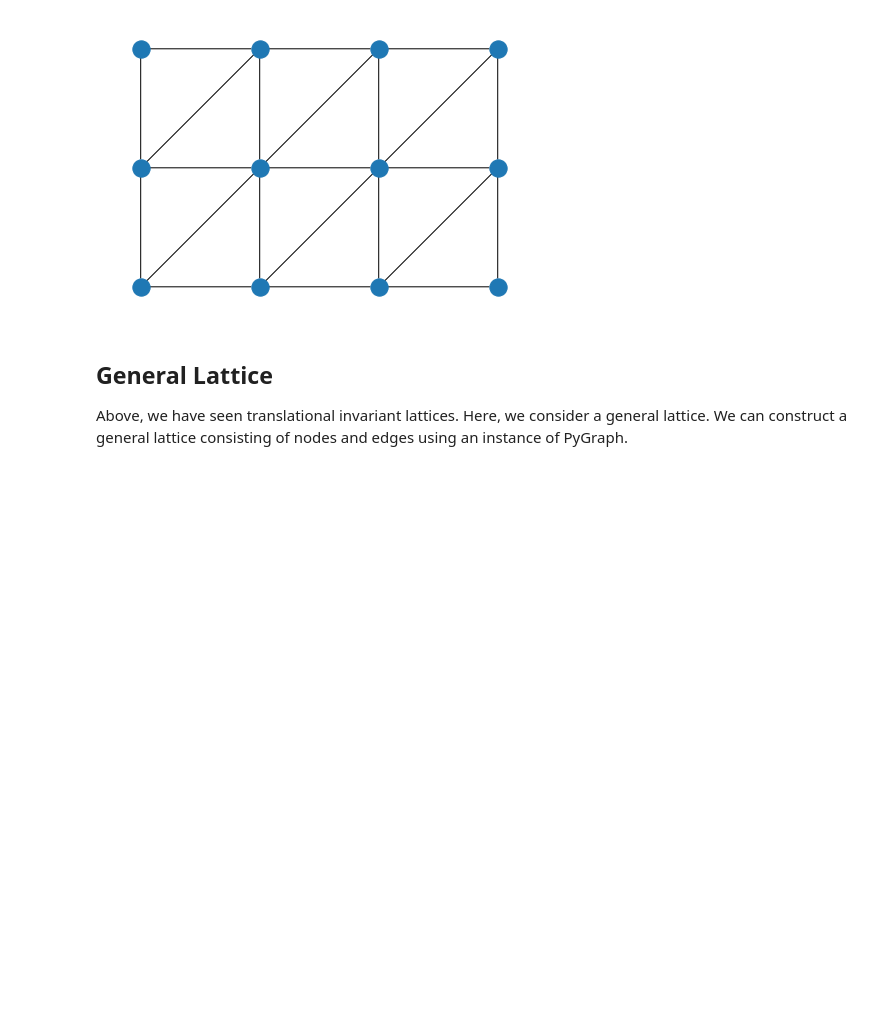
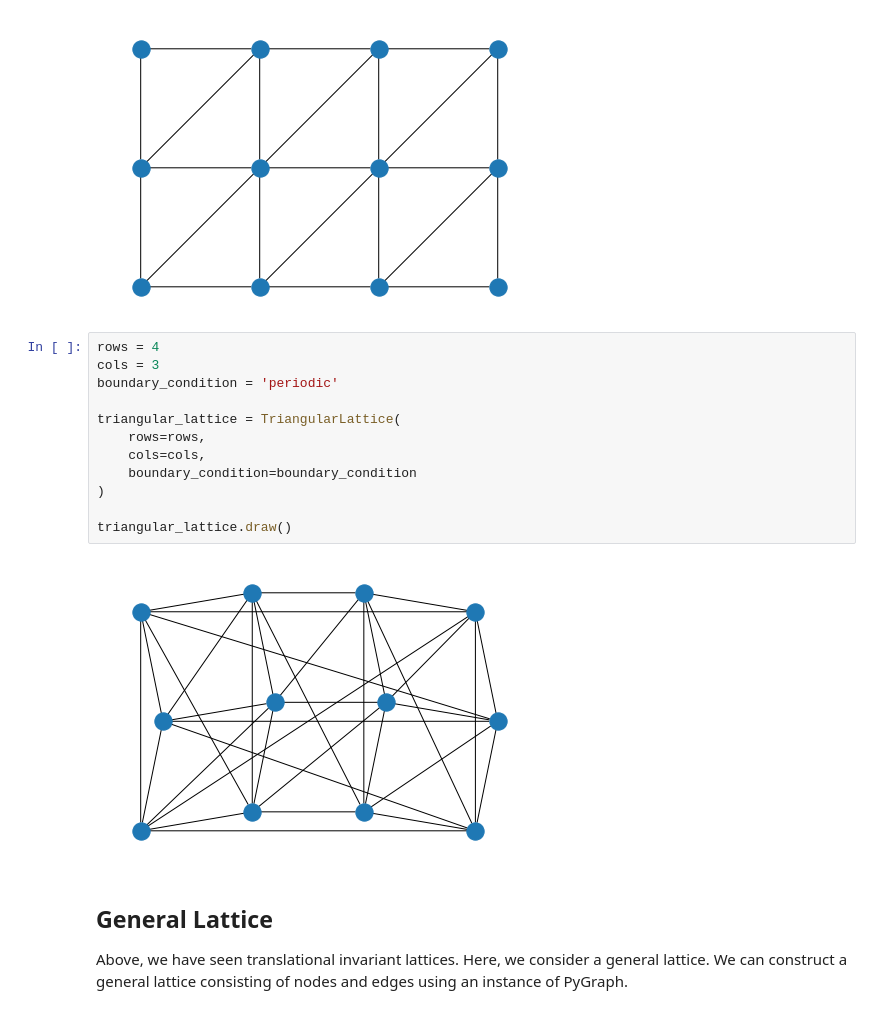
Before and after one commit to qiskit-community/qiskit-nature, a Jupyter notebook: docs/tutorials/10_Lattice.ipynb, the cells around one changed output. Cells and saved outputs as stored; diff of their text form; blank space fills up the shorter version.

```diff
--- a/docs/tutorials/10_Lattice.ipynb
+++ b/docs/tutorials/10_Lattice.ipynb
@@ -241,6 +241,20 @@ triangular_lattice = TriangularLattice(
 triangular_lattice.draw()
 # %% [output]
 [figure]
+# %%
+rows = 4
+cols = 3
+boundary_condition = 'periodic'
+
+triangular_lattice = TriangularLattice(
+    rows=rows,
+    cols=cols,
+    boundary_condition=boundary_condition
+)
+
+triangular_lattice.draw()
+# %% [output]
+[figure, added]
 # %% [markdown]
 ## General Lattice
 Above, we have seen translational invariant lattices.
```
Also changed, not shown: parts of 4 cells of this notebook, 2 other files.
